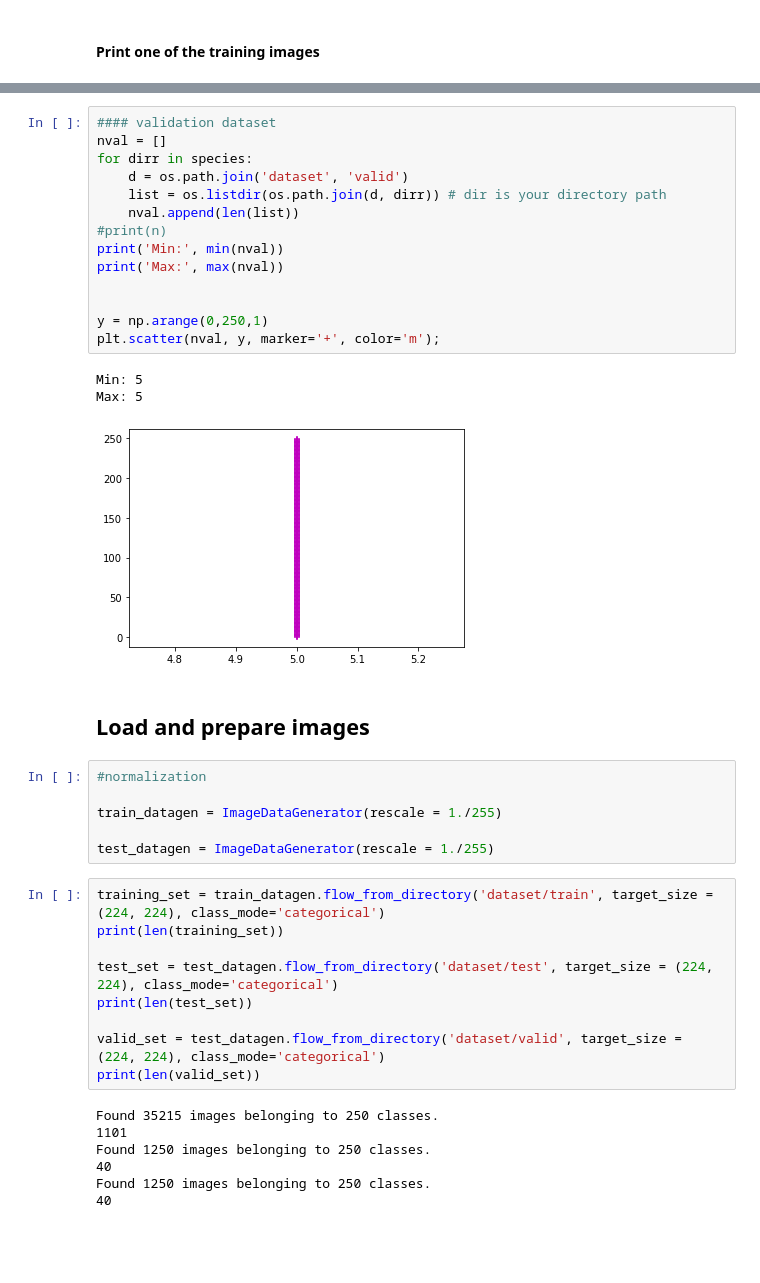
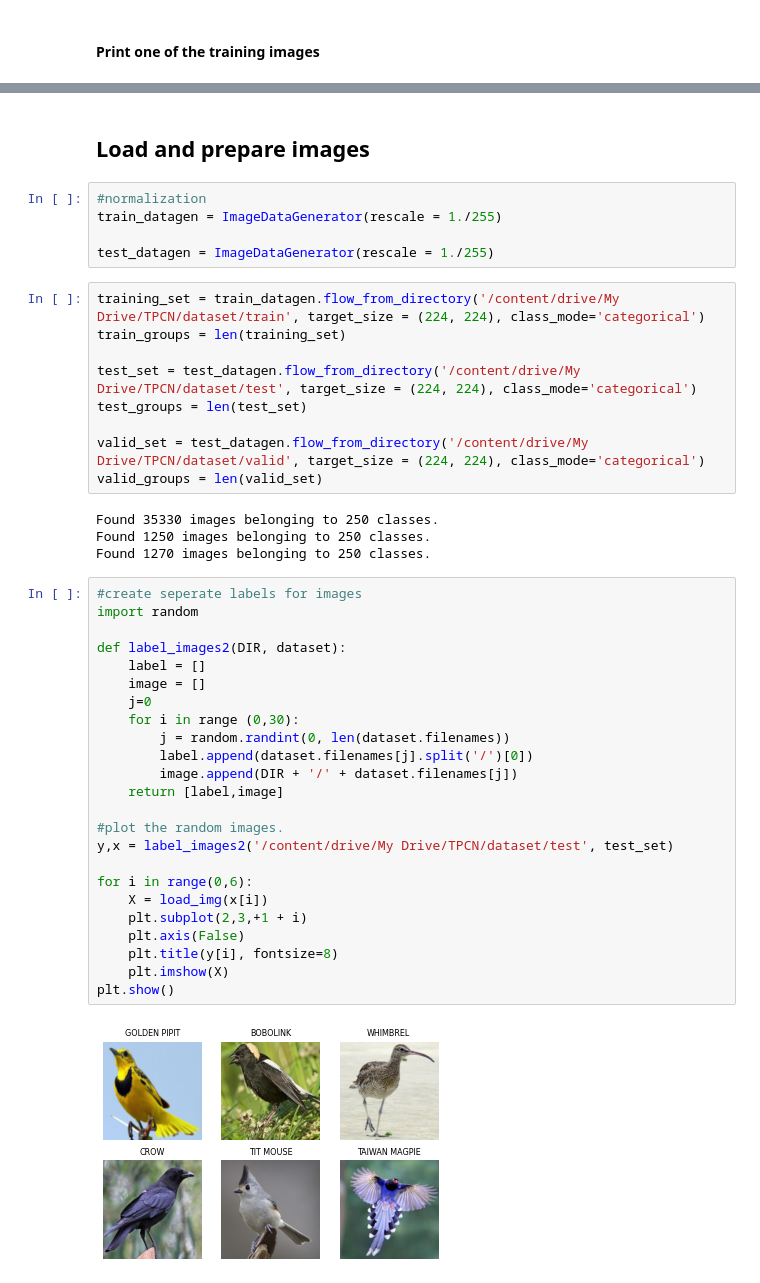
Before and after one commit to mariajbp/Bird-Species-Classification, a Jupyter notebook: dataprep.ipynb, the cells around one changed output, grey strips where cells are left out. Cells and saved outputs as stored; diff of their text form; blank space fills up the shorter version.

```diff
--- a/dataprep.ipynb
+++ b/dataprep.ipynb
@@ -116,44 +68,48 @@ Max: 5
-# %%
-#### validation dataset
-nval = []
-for dirr in species:
-    d = os.path.join('dataset', 'valid')
-    list = os.listdir(os.path.join(d, dirr)) # dir is your directory path
-    nval.append(len(list))
-#print(n)
-print('Min:', min(nval))
-print('Max:', max(nval))
-
-
-y = np.arange(0,250,1)
-plt.scatter(nval, y, marker='+', color='m');
-# %% [output]
-Min: 5
-Max: 5
-[figure, removed]
 # %% [markdown]
 ## Load and prepare images
 # %%
 #normalization
-
 train_datagen = ImageDataGenerator(rescale = 1./255)
 
 test_datagen = ImageDataGenerator(rescale = 1./255)
 # %%
-training_set = train_datagen.flow_from_directory('dataset/train', target_size = (224, 224), class_mode='categorical')
-print(len(training_set))
+training_set = train_datagen.flow_from_directory('/content/drive/My Drive/TPCN/dataset/train', target_size = (224, 224), class_mode='categorical')
+train_groups = len(training_set)
 
-test_set = test_datagen.flow_from_directory('dataset/test', target_size = (224, 224), class_mode='categorical')
-print(len(test_set))
+test_set = test_datagen.flow_from_directory('/content/drive/My Drive/TPCN/dataset/test', target_size = (224, 224), class_mode='categorical')
+test_groups = len(test_set)
 
-valid_set = test_datagen.flow_from_directory('dataset/valid', target_size = (224, 224), class_mode='categorical')
-print(len(valid_set))
+valid_set = test_datagen.flow_from_directory('/content/drive/My Drive/TPCN/dataset/valid', target_size = (224, 224), class_mode='categorical')
+valid_groups = len(valid_set)
 # %% [output]
-Found 35215 images belonging to 250 classes.
-1101
+Found 35330 images belonging to 250 classes.
 Found 1250 images belonging to 250 classes.
-40
-Found 1250 images belonging to 250 classes.
-40
+Found 1270 images belonging to 250 classes.
+# %%
+#create seperate labels for images
+import random
+
+def label_images2(DIR, dataset):
+    label = []
+    image = []
+    j=0
+    for i in range (0,30):
+        j = random.randint(0, len(dataset.filenames))
+        label.append(dataset.filenames[j].split('/')[0])
+        image.append(DIR + '/' + dataset.filenames[j])
+    return [label,image]
+
+#plot the random images.
+y,x = label_images2('/content/drive/My Drive/TPCN/dataset/test', test_set)
+
+for i in range(0,6):
+    X = load_img(x[i])
+    plt.subplot(2,3,+1 + i)
+    plt.axis(False)
+    plt.title(y[i], fontsize=8)
+    plt.imshow(X)
+plt.show()
+# %% [output]
+[figure, added]
 # %% [markdown]
 
```
Also changed, not shown: parts of 20 cells of this notebook.
